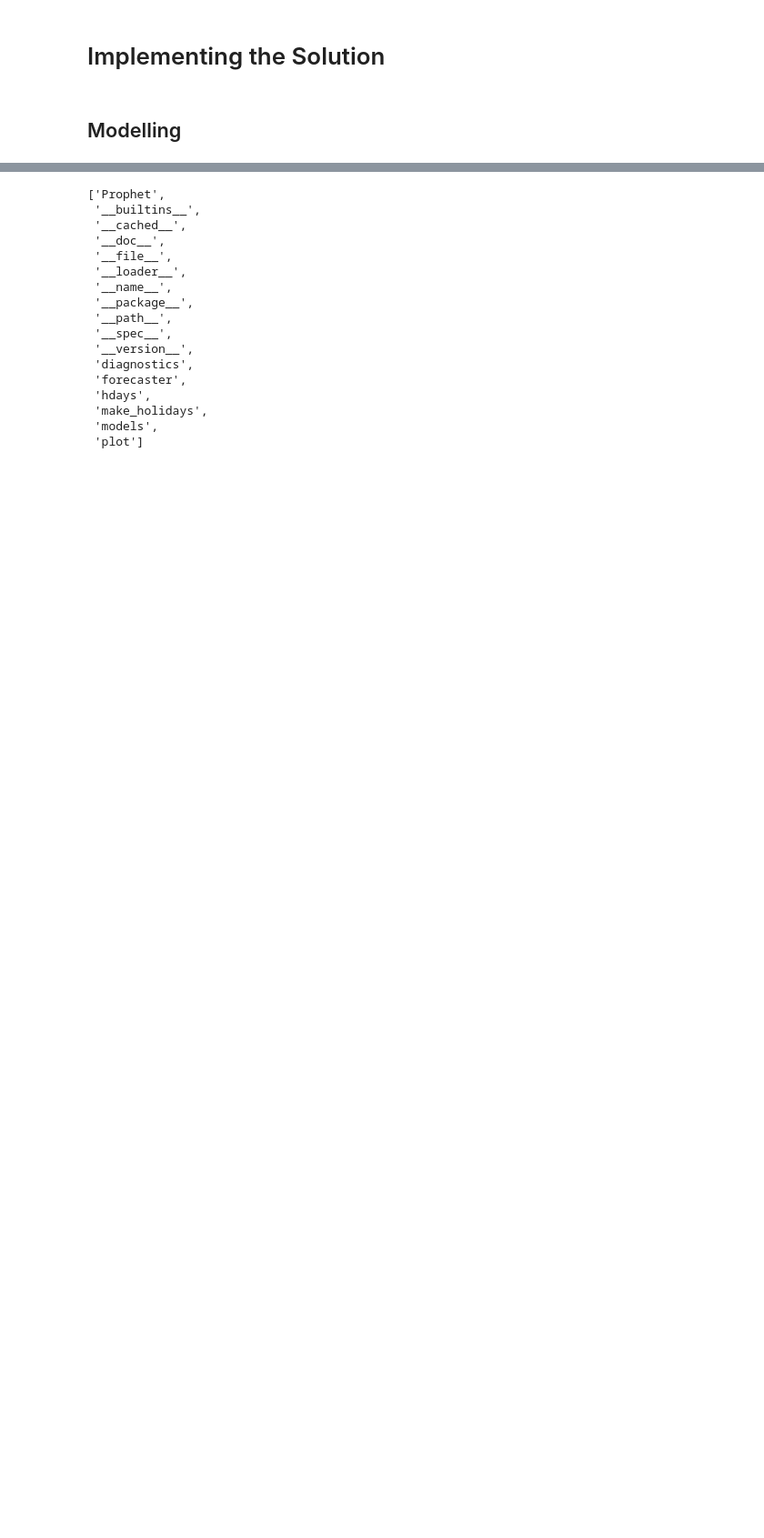
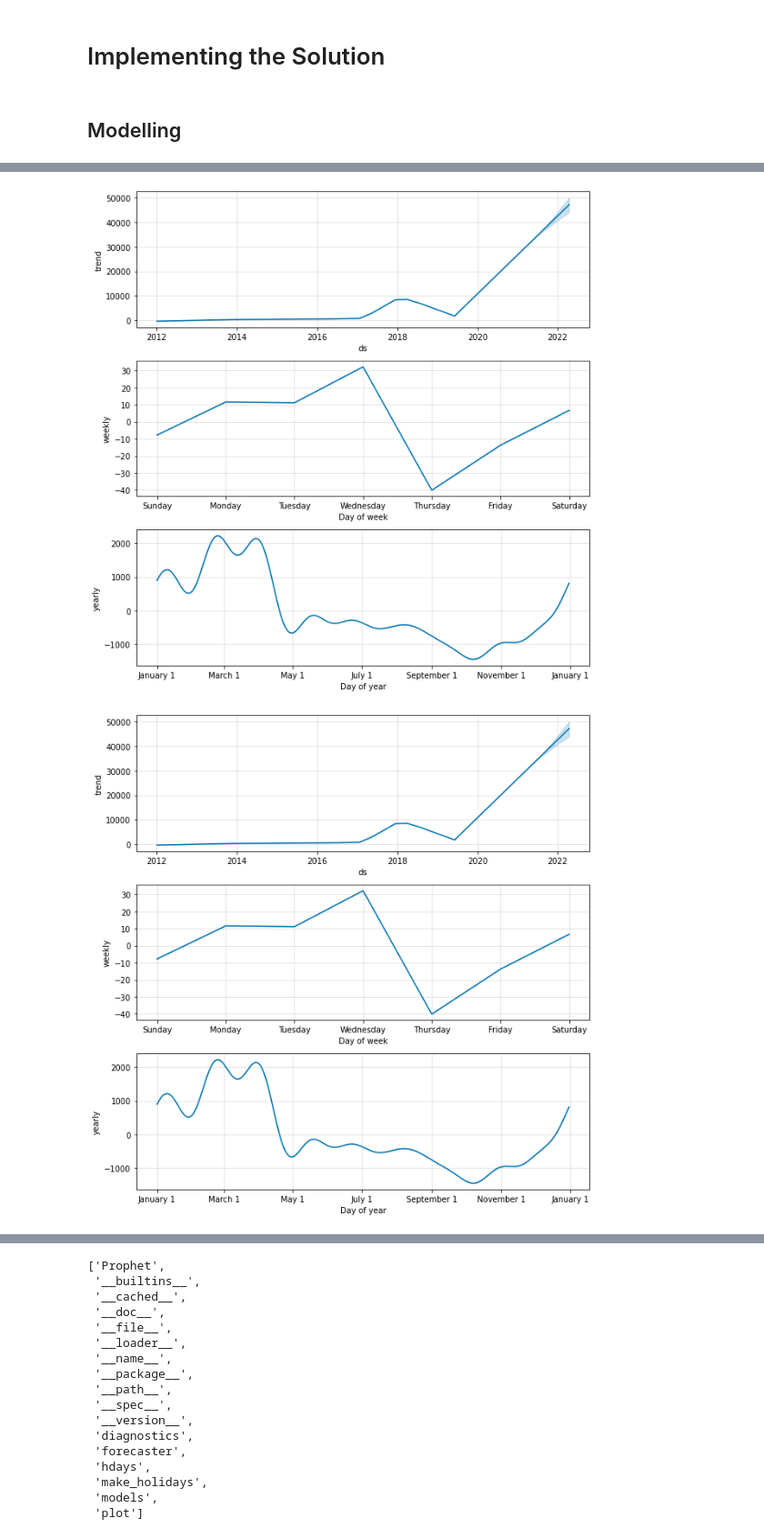
Before and after one commit to SiirenVincent/Bitcoin_Bubble_Prediction, a Jupyter notebook: Bitcoin_Project.ipynb, the cells around one changed output, grey strips where cells are left out. Shown at 91% size. Drawn from its saved outputs; the diff is of its cells as text; code cells hidden in the pictures; blank space fills up the shorter version.

```diff
--- a/Bitcoin_Project.ipynb
+++ b/Bitcoin_Project.ipynb
@@ -1087,0 +991,5 @@ import fbprophet
+# %%
+m.plot_components(forecast)
+# %% [output]
+[figure, added]
+[figure, added]
```
Also changed, not shown: parts of 76 cells of this notebook.
